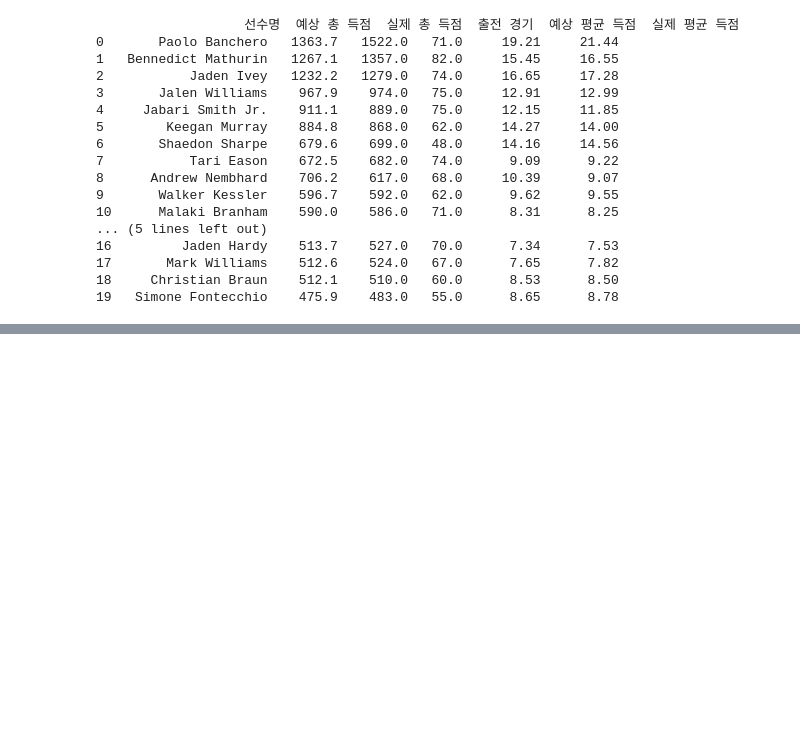
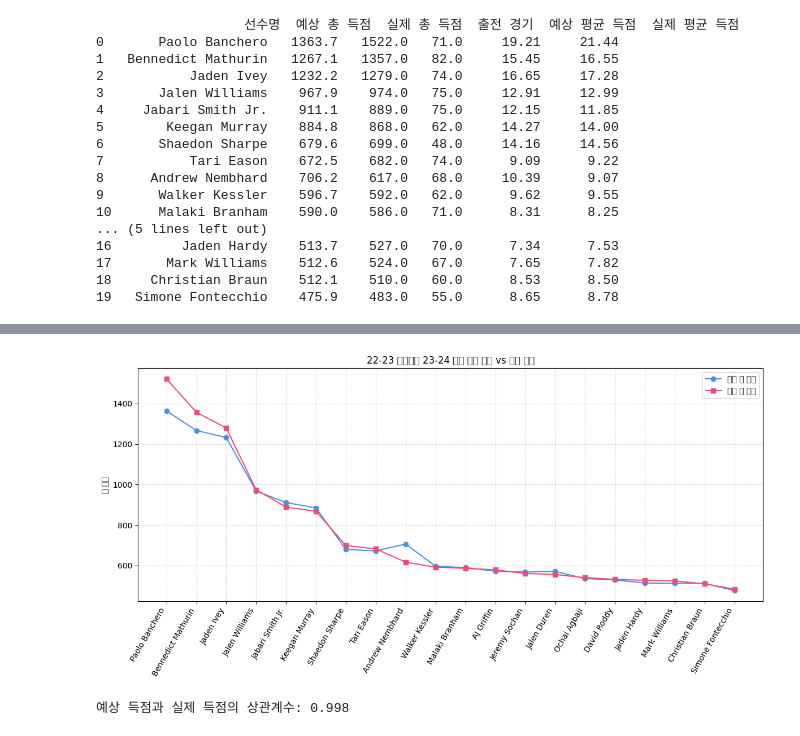
Before and after one commit to p-jisung/sharp28, a Jupyter notebook: nba_predictions.ipynb, the cells around one changed output, grey strips where cells are left out. Saved outputs shown, nothing was run; the diff lists cells and outputs as text; code cells hidden in the pictures; blank space fills up the shorter version.

```diff
--- a/nba_predictions.ipynb
+++ b/nba_predictions.ipynb
@@ -810,0 +882,29 @@ print(df.head(20))
+# %%
+import matplotlib.pyplot as plt
+
+# 선수명, 예상 총 득점, 실제 총 득점이 들어있는 DataFrame이 df라고 가정
+# 예시: df = pd.DataFrame({...})
+
+top_n = 20  # 상위 20명만 보기 (원하면 전체로 확장)
+players = df['선수명'][:top_n]
+pred = df['예상 총 득점'][:top_n]
+actual = df['실제 총 득점'][:top_n]
+
+plt.figure(figsize=(12, 6))
+plt.plot(players, pred, marker='o', label='예상 총 득점', color='#4A90E2')
+plt.plot(players, actual, marker='s', label='실제 총 득점', color='#E94E77')
+plt.xticks(rotation=60, ha='right')
+plt.ylabel('총 득점')
+plt.title('22-23 루키들의 23-24 시즌 예상 득점 vs 실제 득점')
+plt.legend()
+plt.grid(True, linestyle='--', alpha=0.5)
+plt.tight_layout()
+plt.show()
+# %% [output]
+[figure, added]
+# %%
+# 예상 총 득점과 실제 총 득점의 상관계수 계산
+correlation = df['예상 총 득점'].corr(df['실제 총 득점'])
+print(f"예상 득점과 실제 득점의 상관계수: {correlation:.3f}")
+# %% [output]
+예상 득점과 실제 득점의 상관계수: 0.998
```
Also changed, not shown: parts of 2 cells of this notebook.
